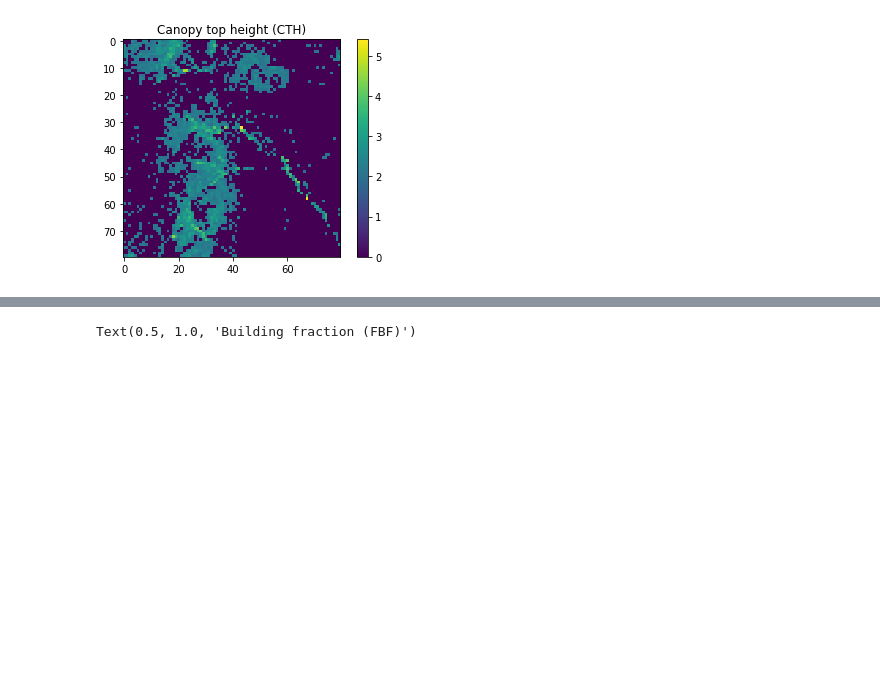
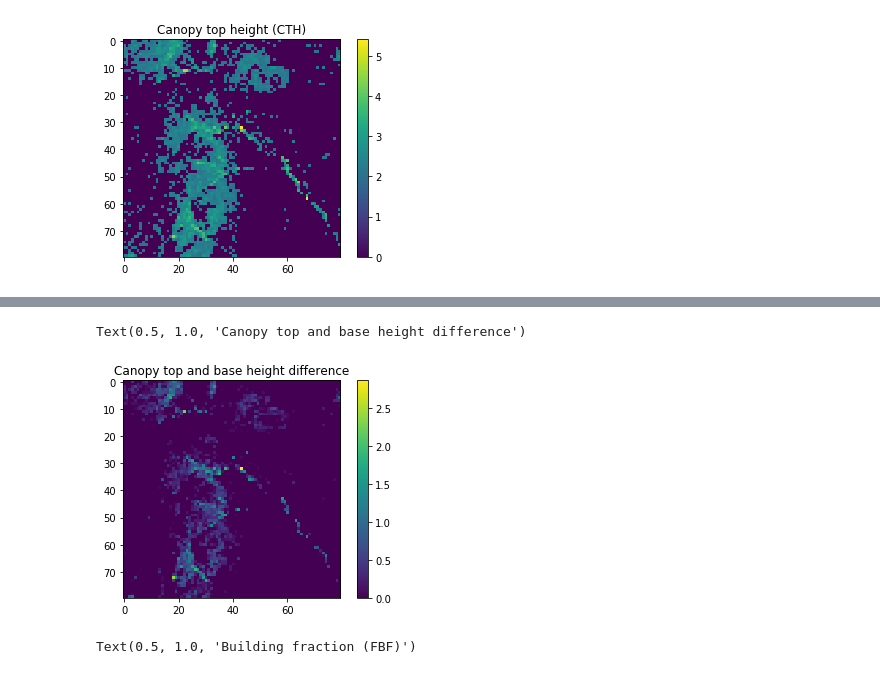
Before and after one commit to adamsteer/callingelvis, a Jupyter notebook: notebooks/forest-structure.ipynb, the cells around one changed output, grey strips where cells are left out. Saved outputs shown, nothing was run; the diff lists cells and outputs as text; code cells hidden in the pictures; blank space fills up the shorter version.

```diff
--- a/notebooks/forest-structure.ipynb
+++ b/notebooks/forest-structure.ipynb
@@ -580,3 +587,10 @@ Text(0.5, 1.0, 'Canopy top height (CTH)')
+# %%
+plt.imshow(np.rot90(tern_products["cth"] -tern_products["cbh"]))
+plt.colorbar()
+plt.title("Canopy top and base height difference")
+# %% [output]
+Text(0.5, 1.0, 'Canopy top and base height difference')
+[figure, added]
 # %%
 plt.imshow(np.rot90(tern_products["fbf"]))
 plt.colorbar()
```
Also changed, not shown: parts of 7 cells of this notebook.
